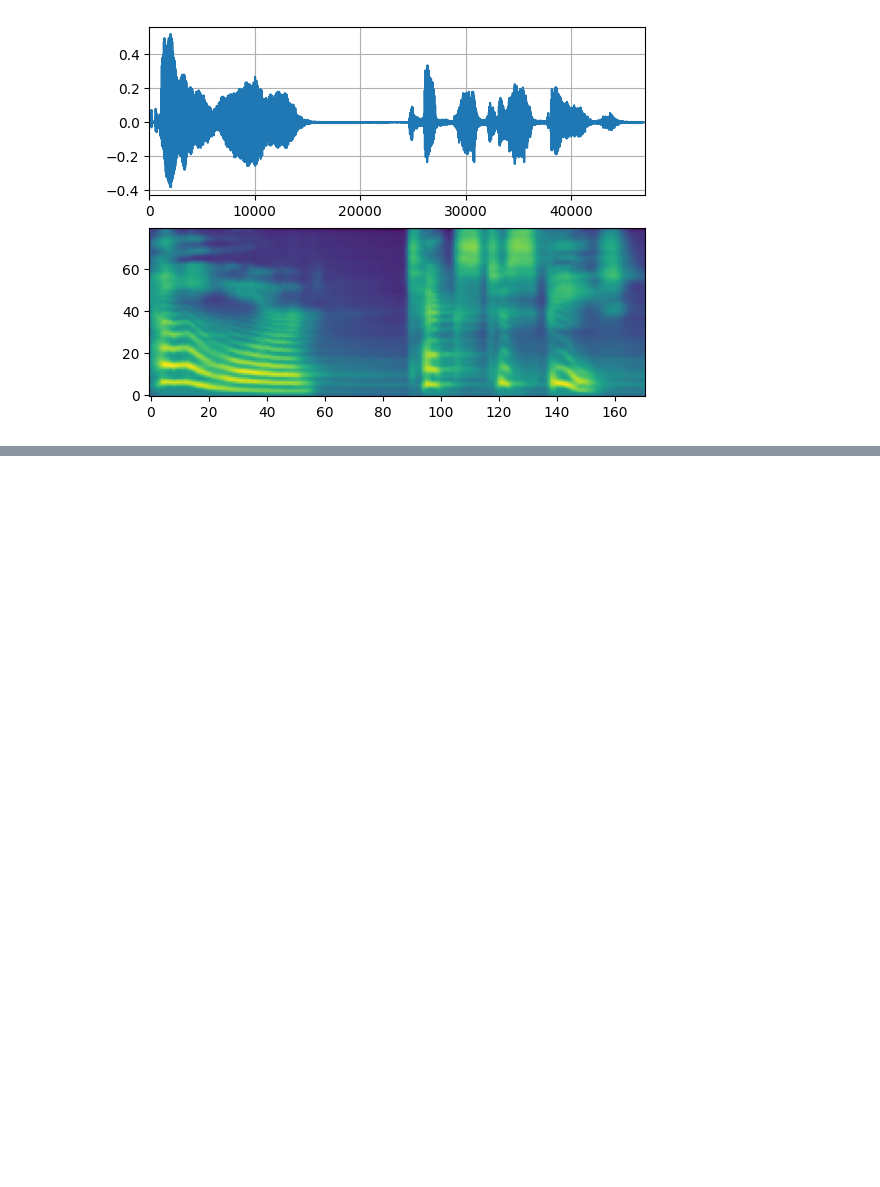
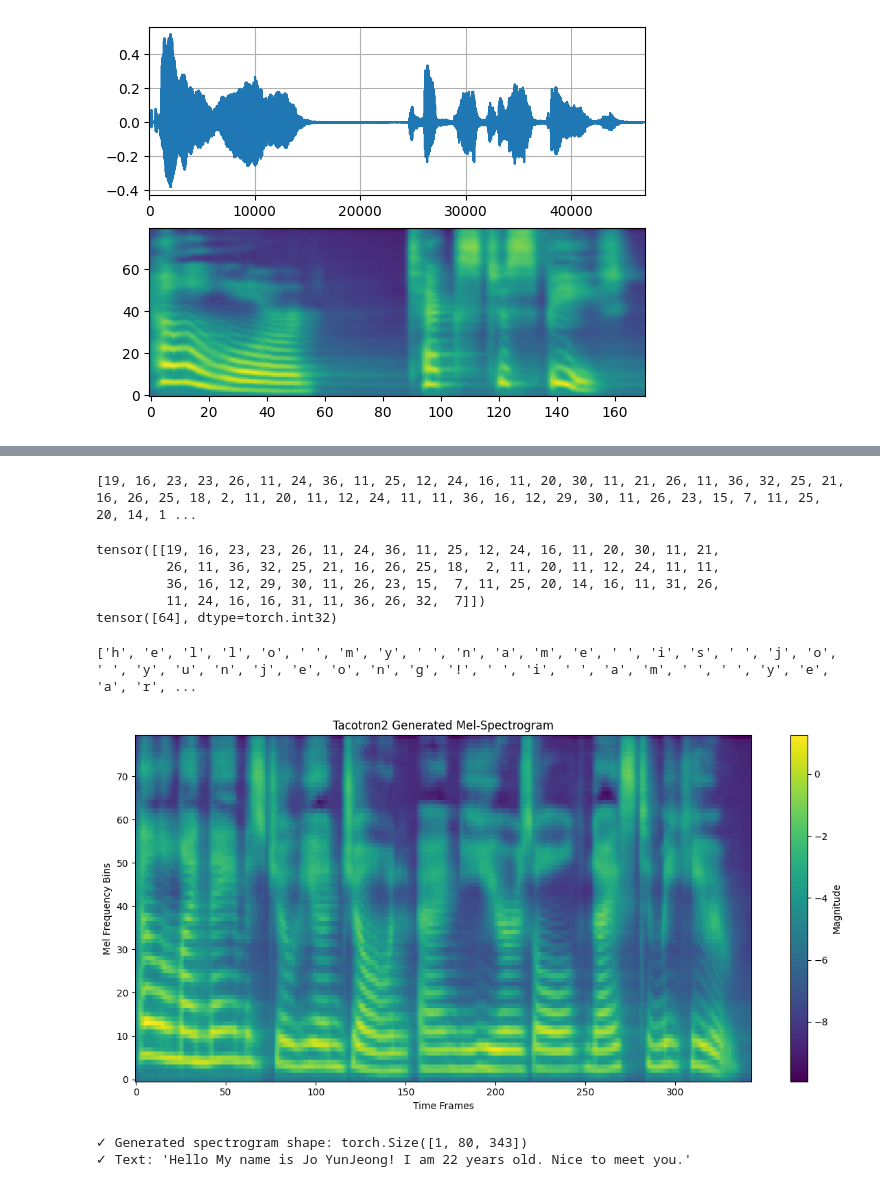
Before and after one commit to yunnjj/AI_lab, a Jupyter notebook: week5.ipynb, the cells around one changed output, grey strips where cells are left out. Drawn from its saved outputs; the diff is of its cells as text; code cells hidden in the pictures; blank space fills up the shorter version.

```diff
--- a/week5.ipynb
+++ b/week5.ipynb
@@ -48,7 +48,7 @@ print([processor.tokens[i] for i in processed[0, : lengths[0]]])
 ['h', 'e', 'l', 'l', 'o', ' ', 'w', 'o', 'r', 'l', 'd', '!', ' ', 't', 'e', 'x', 't', ' ', 't', 'o', ' ', 's', 'p', 'e', 'e', 'c', 'h', '!']
 # %%
 # Use character-based version instead of phone-based
-undle = torchaudio.pipelines.TACOTRON2_WAVERNN_CHAR_LJSPEECH  # CHAR instead of PHONE
+bundle = torchaudio.pipelines.TACOTRON2_WAVERNN_CHAR_LJSPEECH  # CHAR instead of PHONE
 processor = bundle.get_text_processor()
 tacotron2 = bundle.get_tacotron2().to(device)
 
@@ -148,0 +166,63 @@ plot(waveforms, spec, vocoder.sample_rate)
+# %%
+symbols = "_-!'(),.:;? abcdefghijklmnopqrstuvwxyz"
+look_up = {s: i for i, s in enumerate(symbols)}
+symbols = set(symbols)
+
+
+def text_to_sequence(text):
+    text = text.lower()
+    return [look_up[s] for s in text if s in symbols]
+
+
+text = "Hello My name is Jo YunJeong! I am 22 years old. Nice to meet you."
+print(text_to_sequence(text))
+# %% [output]
+[19, 16, 23, 23, 26, 11, 24, 36, 11, 25, 12, 24, 16, 11, 20, 30, 11, 21, 26, 11, 36, 32, 25, 21, 16, 26, 25, 18, 2, 11, 20, 11, 12, 24, 11, 11, 36, 16, 12, 29, 30, 11, 26, 23, 15, 7, 11, 25, 20, 14, 1 ...
+# %%
+processor = torchaudio.pipelines.TACOTRON2_WAVERNN_CHAR_LJSPEECH.get_text_processor()
+
+text = "Hello My name is Jo YunJeong! I am 22 years old. Nice to meet you."
+processed, lengths = processor(text)
+
+print(processed)
+print(lengths)
+# %% [output]
+tensor([[19, 16, 23, 23, 26, 11, 24, 36, 11, 25, 12, 24, 16, 11, 20, 30, 11, 21,
+         26, 11, 36, 32, 25, 21, 16, 26, 25, 18,  2, 11, 20, 11, 12, 24, 11, 11,
+         36, 16, 12, 29, 30, 11, 26, 23, 15,  7, 11, 25, 20, 14, 16, 11, 31, 26,
+         11, 24, 16, 16, 31, 11, 36, 26, 32,  7]])
+tensor([64], dtype=torch.int32)
+# %%
+print([processor.tokens[i] for i in processed[0, : lengths[0]]])
+# %% [output]
+['h', 'e', 'l', 'l', 'o', ' ', 'm', 'y', ' ', 'n', 'a', 'm', 'e', ' ', 'i', 's', ' ', 'j', 'o', ' ', 'y', 'u', 'n', 'j', 'e', 'o', 'n', 'g', '!', ' ', 'i', ' ', 'a', 'm', ' ', ' ', 'y', 'e', 'a', 'r', ...
+# %%
+# Use character-based version instead of phone-based
+bundle = torchaudio.pipelines.TACOTRON2_WAVERNN_CHAR_LJSPEECH  # CHAR instead of PHONE
+processor = bundle.get_text_processor()
+tacotron2 = bundle.get_tacotron2().to(device)
+
+text = "Hello My name is Jo YunJeong! I am 22 years old. Nice to meet you."
+
+with torch.inference_mode():
+    processed, lengths = processor(text)
+    processed = processed.to(device)
+    lengths = lengths.to(device)
+    spec, _, _ = tacotron2.infer(processed, lengths)
+
+# Add colorbar and better visualization
+plt.figure(figsize=(12, 6))
+im = plt.imshow(spec[0].cpu().detach(), origin="lower", aspect="auto", interpolation="nearest")
+plt.colorbar(im, label='Magnitude')
+plt.title('Tacotron2 Generated Mel-Spectrogram')
+plt.xlabel('Time Frames')
+plt.ylabel('Mel Frequency Bins')
+plt.tight_layout()
+plt.show()
+
+print(f"✓ Generated spectrogram shape: {spec.shape}")
+print(f"✓ Text: '{text}'")
+# %% [output]
+[figure, added]
+✓ Generated spectrogram shape: torch.Size([1, 80, 343])
+✓ Text: 'Hello My name is Jo YunJeong! I am 22 years old. Nice to meet you.'
```
Also changed, not shown: parts of 4 cells of this notebook, 1 other file.
